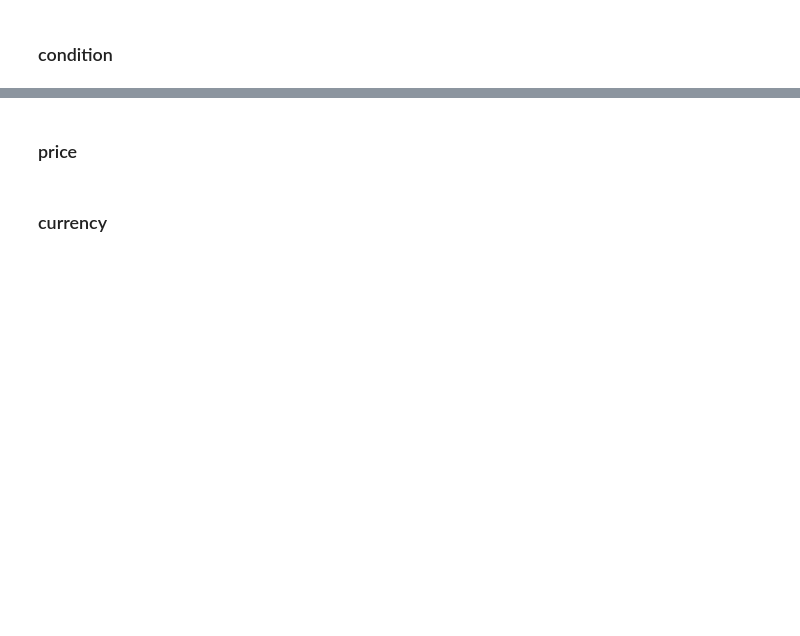
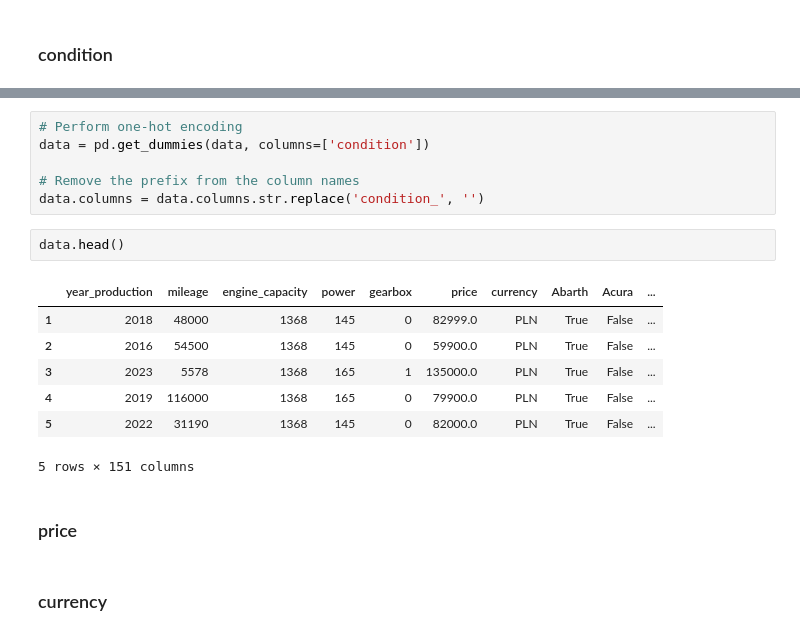
Before and after one commit to KarolinaSolarska/Predictive-Analytics-for-Car-Pricing, a Jupyter notebook: 2. Data cleaning.ipynb, the cells around one changed output, grey strips where cells are left out. Cells and saved outputs as stored; diff of their text form; blank space fills up the shorter version.

```diff
--- a/2. Data cleaning.ipynb
+++ b/2. Data cleaning.ipynb
@@ -886,3 +921,19 @@ data['accident_free'].isna().sum() / len(data) * 100
+# %%
+# Perform one-hot encoding
+data = pd.get_dummies(data, columns=['condition'])
+
+# Remove the prefix from the column names
+data.columns = data.columns.str.replace('condition_', '')
+# %%
+data.head()
+# %% [output]
+|  | year_production | mileage | engine_capacity | power | gearbox | price | currency | Abarth | Acura | ... |
+| 1 | 2018 | 48000 | 1368 | 145 | 0 | 82999.0 | PLN | True | False | ... |
+| 2 | 2016 | 54500 | 1368 | 145 | 0 | 59900.0 | PLN | True | False | ... |
+| 3 | 2023 | 5578 | 1368 | 165 | 1 | 135000.0 | PLN | True | False | ... |
+| 4 | 2019 | 116000 | 1368 | 165 | 0 | 79900.0 | PLN | True | False | ... |
+| 5 | 2022 | 31190 | 1368 | 145 | 0 | 82000.0 | PLN | True | False | ... |
+5 rows × 151 columns
 # %% [markdown]
 ### price
 # %% [markdown]
```
Also changed, not shown: parts of 13 cells of this notebook.
